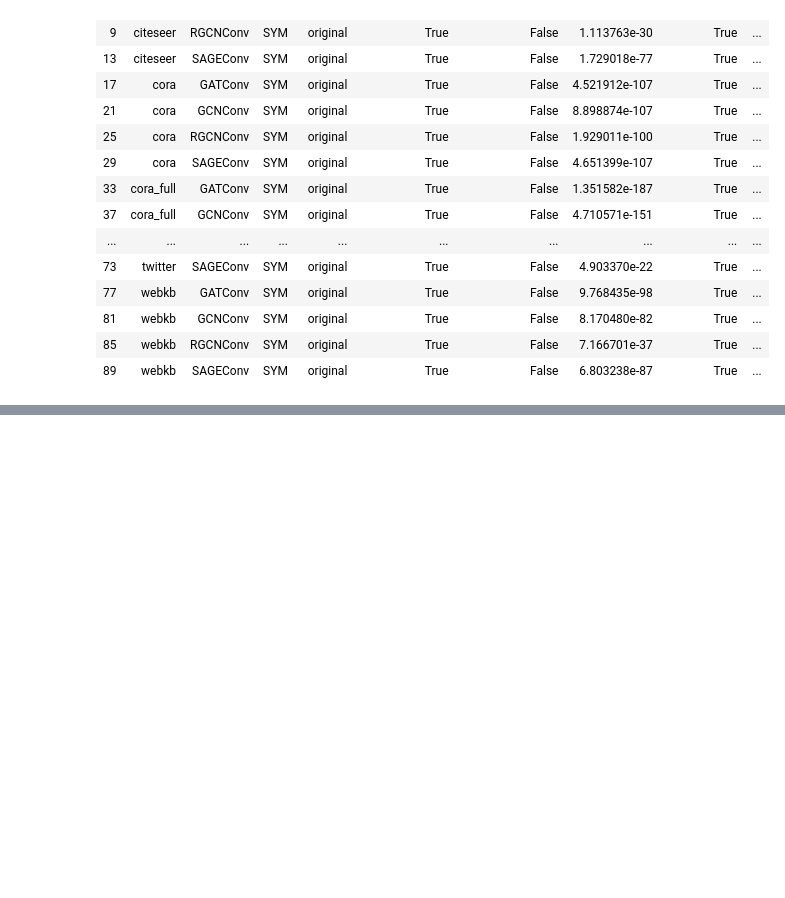
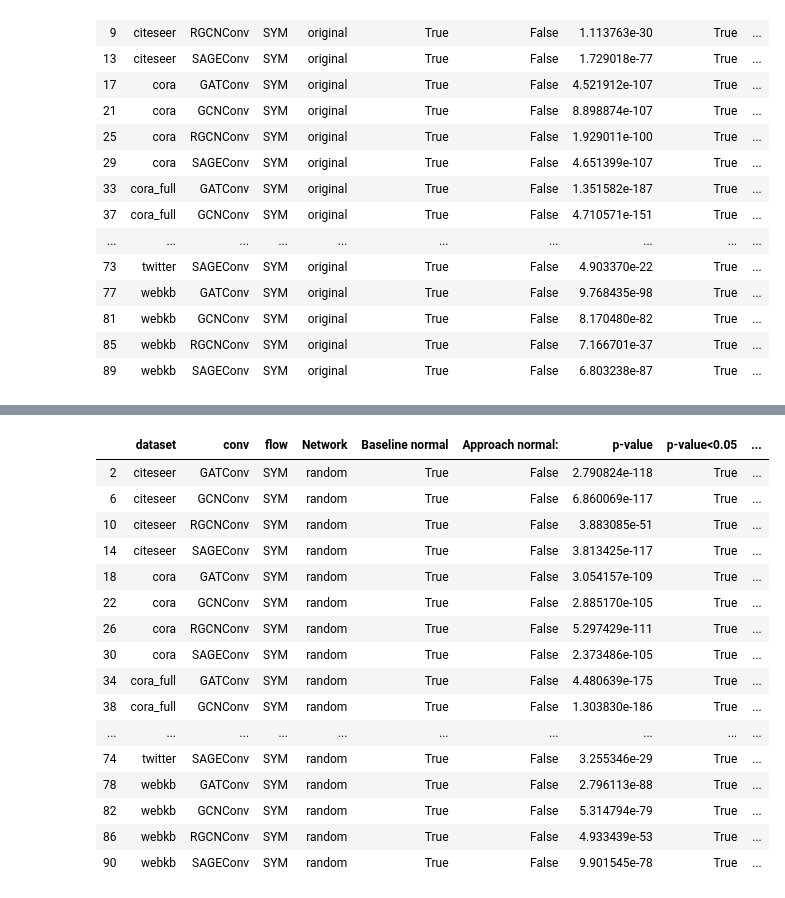
Before and after one commit to sqrhussain/structure-in-gnn, a Jupyter notebook: notebooks/statistical_significance.ipynb, the cells around one changed output, grey strips where cells are left out. Saved outputs shown, nothing was run; the diff lists cells and outputs as text; code cells hidden in the pictures; blank space fills up the shorter version.

```diff
--- a/notebooks/statistical_significance.ipynb
+++ b/notebooks/statistical_significance.ipynb
@@ -125,0 +146,20 @@ statistical_significances_df[(statistical_significances_df.Network=='conf')]
+# %%
+statistical_significances_df[(statistical_significances_df.Network=='random')]
+# %% [output]
+|  | dataset | conv | flow | Network | Baseline normal | Approach normal: | p-value | p-value<0.05 | ... |
+| 2 | citeseer | GATConv | SYM | random | True | False | 2.790824e-118 | True | ... |
+| 6 | citeseer | GCNConv | SYM | random | True | False | 6.860069e-117 | True | ... |
+| 10 | citeseer | RGCNConv | SYM | random | True | False | 3.883085e-51 | True | ... |
+| 14 | citeseer | SAGEConv | SYM | random | True | False | 3.813425e-117 | True | ... |
+| 18 | cora | GATConv | SYM | random | True | False | 3.054157e-109 | True | ... |
+| 22 | cora | GCNConv | SYM | random | True | False | 2.885170e-105 | True | ... |
+| 26 | cora | RGCNConv | SYM | random | True | False | 5.297429e-111 | True | ... |
+| 30 | cora | SAGEConv | SYM | random | True | False | 2.373486e-105 | True | ... |
+| 34 | cora_full | GATConv | SYM | random | True | False | 4.480639e-175 | True | ... |
+| 38 | cora_full | GCNConv | SYM | random | True | False | 1.303830e-186 | True | ... |
+| ... | ... | ... | ... | ... | ... | ... | ... | ... | ... |
+| 74 | twitter | SAGEConv | SYM | random | True | False | 3.255346e-29 | True | ... |
+| 78 | webkb | GATConv | SYM | random | True | False | 2.796113e-88 | True | ... |
+| 82 | webkb | GCNConv | SYM | random | True | False | 5.314794e-79 | True | ... |
+| 86 | webkb | RGCNConv | SYM | random | True | False | 4.933439e-53 | True | ... |
+| 90 | webkb | SAGEConv | SYM | random | True | False | 9.901545e-78 | True | ... |
```
Also changed, not shown: parts of 2 cells of this notebook.
